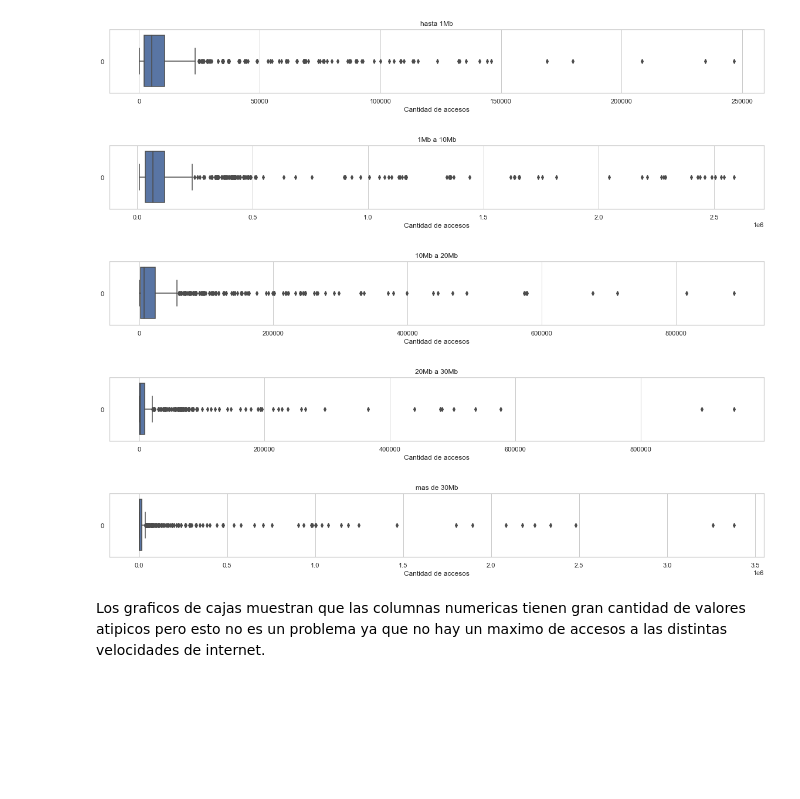
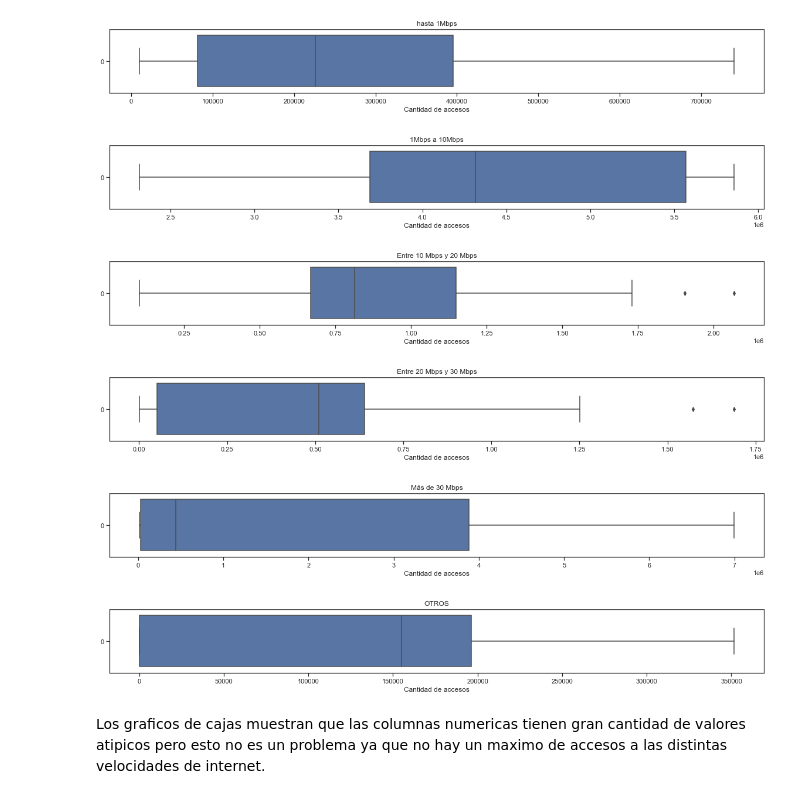
Before and after one commit to Galo0000/Analitics_Proyect, a Jupyter notebook: EDA.ipynb, the cells around one changed output. Drawn from its saved outputs; the diff is of its cells as text; code cells hidden in the pictures; blank space fills up the shorter version.

```diff
--- a/EDA.ipynb
+++ b/EDA.ipynb
@@ -55,0 +14,3 @@ df = pd.read_pickle(f'./Internet_datasets/Acceso_Internet_Fijo_por_rangos_veloci
+# %%
+df_velocidad = pd.read_csv('./Internet_Accesos-por-velocidad.csv',delimiter=',')
+df_velocidad.head()
@@ -55,0 +46,7 @@ df = pd.read_pickle(f'./Internet_datasets/Acceso_Internet_Fijo_por_rangos_veloci
+# %%
+df_velocidad.drop(['Unnamed: 11'],axis=1,inplace=True)
+# %%
+df_velocidad[df_velocidad.columns[2:]] = df_velocidad[df_velocidad.columns[2:]].astype(str)
+df_velocidad[df_velocidad.columns[2:]] = df_velocidad[df_velocidad.columns[2:]].replace('\.', '', regex=True)
+df_velocidad[df_velocidad.columns[2:]] = df_velocidad[df_velocidad.columns[2:]].astype(int)
+df_velocidad.head()
@@ -56 +60,5 @@ df = pd.read_pickle(f'./Internet_datasets/Acceso_Internet_Fijo_por_rangos_veloci
+# %%
+df_velocidad['hasta 1Mbps'] = df_velocidad[df_velocidad.columns[2:4]].sum(axis=1)
+df_velocidad['1Mbps a 10Mbps'] = df_velocidad[df_velocidad.columns[4:6]].sum(axis=1)
+df_velocidad.drop(df_velocidad.columns[2:6],axis=1,inplace=True)
 # %%
@@ -93,23 +73,27 @@ df.drop(['Otros','Total'],axis=1,inplace=True)
 # %%
-boxplot(df['hasta 1Mb'])
+boxplot(df_velocidad['hasta 1Mbps'])
 # %% [output]
-[figure, old version]
+[figure, new version]
-# %%
-boxplot(df['1Mb a 10Mb'])
-# %% [output]
-[figure, removed]
-# %%
-boxplot(df['10Mb a 20Mb'])
-# %% [output]
-[figure, removed]
-# %%
-boxplot(df['20Mb a 30Mb'])
-# %% [output]
-[figure, removed]
-# %%
-boxplot(df['mas de 30Mb'])
-# %% [output]
-[figure, removed]
+# %%
+boxplot(df_velocidad['1Mbps a 10Mbps'])
+# %% [output]
+[figure, added]
+# %%
+boxplot(df_velocidad['Entre 10 Mbps y 20 Mbps'])
+# %% [output]
+[figure, added]
+# %%
+boxplot(df_velocidad['Entre 20 Mbps y 30 Mbps'])
+# %% [output]
+[figure, added]
+# %%
+boxplot(df_velocidad['Más de 30 Mbps'])
+# %% [output]
+[figure, added]
+# %%
+boxplot(df_velocidad['OTROS'])
+# %% [output]
+[figure, added]
 # %% [markdown]
 Los graficos de cajas muestran que las columnas numericas tienen gran cantidad de valores atipicos pero esto no es un problema ya que no hay un maximo de accesos a las distintas velocidades de internet.
 # %% [markdown]
```
Also changed, not shown: parts of 72 cells of this notebook, 30 other files.
